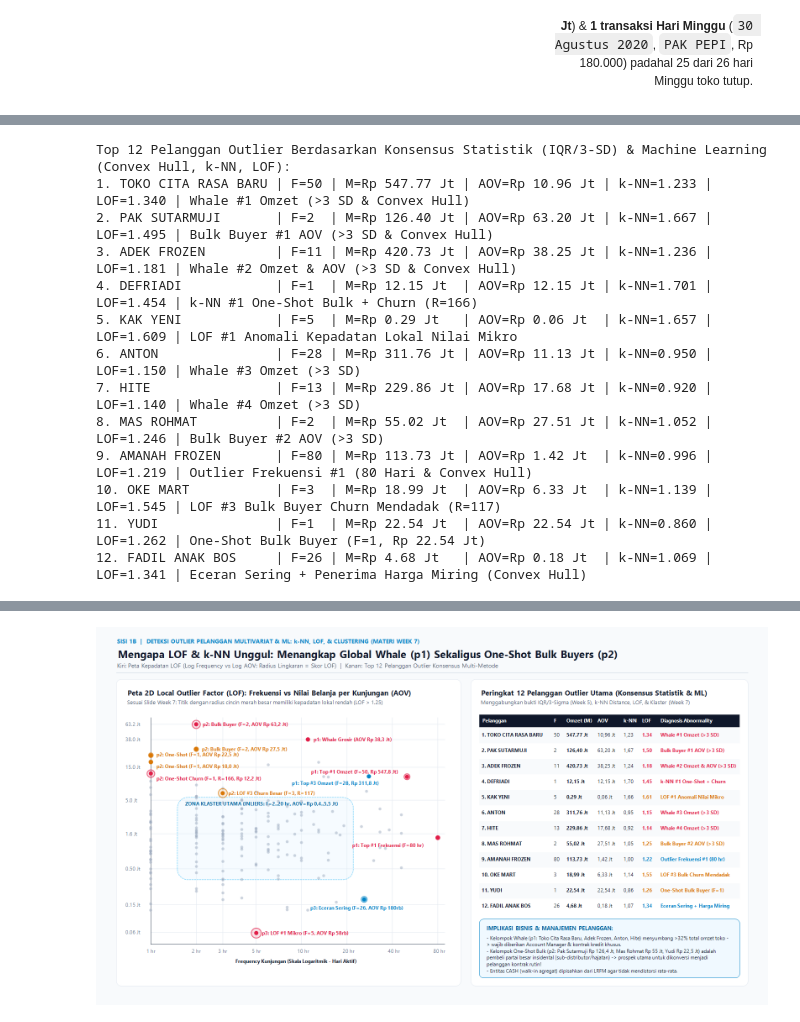
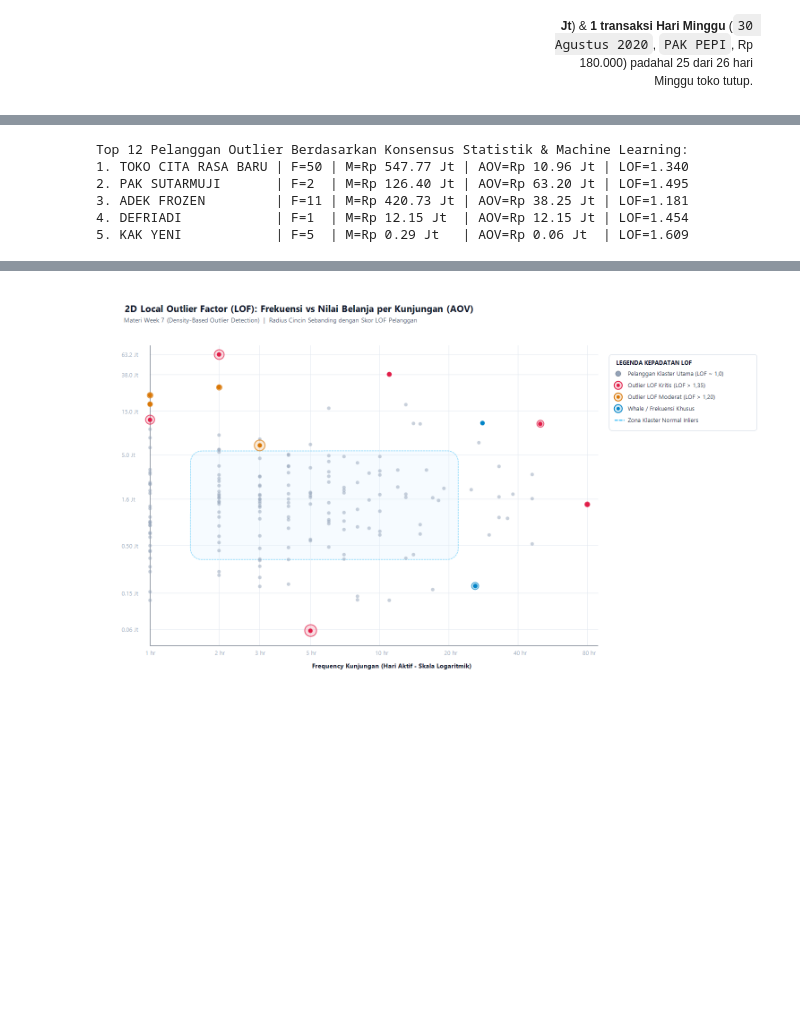
Before and after one commit to Terano24/ADD-adudu, a Jupyter notebook: notebook/06_tugas_outlier_detection_frozen_food.ipynb, the cells around one changed output, grey strips where cells are left out. Cells and saved outputs as stored; diff of their text form; code cells hidden in the pictures; blank space fills up the shorter version.

```diff
--- a/notebook/06_tugas_outlier_detection_frozen_food.ipynb
+++ b/notebook/06_tugas_outlier_detection_frozen_food.ipynb
@@ -164,52 +145,46 @@ scaler = StandardScaler()
 X_scaled = scaler.fit_transform(X_raw)
 
 # 1. Distance-Based: k-NN Average Distance (k = 5)
-nn = NearestNeighbors(n_neighbors=6) # termasuk dirinya sendiri
+nn = NearestNeighbors(n_neighbors=6)
 nn.fit(X_scaled)
 dists, _ = nn.kneighbors(X_scaled)
 cust['kNN_Dist'] = dists[:, 1:].mean(axis=1)
 
 # 2. Density-Based: Local Outlier Factor / LOF (k = 5)
 lof = LocalOutlierFactor(n_neighbors=5)
 lof.fit_predict(X_scaled)
 cust['LOF_Score'] = -lof.negative_outlier_factor_
 
 # 3. Convex Hull pada ruang 2D (Frequency vs Monetary)
 hull = ConvexHull(cust[['F', 'M']].values)
 cust['Is_ConvexHull'] = False
 cust.loc[hull.vertices, 'Is_ConvexHull'] = True
 
-# Menampilkan Top 12 Pelanggan Outlier Konsensus (Statistik + ML)
+# Menampilkan tabel top 12 outlier dan grafik raw LOF Density Map
 top_cust = cust.sort_values(by=['LOF_Score', 'M'], ascending=False).head(12)
-display(Image(filename='slide_assets/outlier_ppt/fig3_pelanggan_ml_lof_knn.png'))
+display(top_cust[['PELANGGAN', 'F', 'M', 'AOV', 'R', 'kNN_Dist', 'LOF_Score', 'Is_ConvexHull']])
+display(Image(filename='slide_assets/outlier_ppt/raw/raw_04_pelanggan_lof_density.png'))
 # %% [output]
-Top 12 Pelanggan Outlier Berdasarkan Konsensus Statistik (IQR/3-SD) & Machine Learning (Convex Hull, k-NN, LOF):
-1. TOKO CITA RASA BARU | F=50 | M=Rp 547.77 Jt | AOV=Rp 10.96 Jt | k-NN=1.233 | LOF=1.340 | Whale #1 Omzet (>3 SD & Convex Hull)
-2. PAK SUTARMUJI       | F=2  | M=Rp 126.40 Jt | AOV=Rp 63.20 Jt | k-NN=1.667 | LOF=1.495 | Bulk Buyer #1 AOV (>3 SD & Convex Hull)
-3. ADEK FROZEN         | F=11 | M=Rp 420.73 Jt | AOV=Rp 38.25 Jt | k-NN=1.236 | LOF=1.181 | Whale #2 Omzet & AOV (>3 SD & Convex Hull)
-4. DEFRIADI            | F=1  | M=Rp 12.15 Jt  | AOV=Rp 12.15 Jt | k-NN=1.701 | LOF=1.454 | k-NN #1 One-Shot Bulk + Churn (R=166)
-5. KAK YENI            | F=5  | M=Rp 0.29 Jt   | AOV=Rp 0.06 Jt  | k-NN=1.657 | LOF=1.609 | LOF #1 Anomali Kepadatan Lokal Nilai Mikro
-6. ANTON               | F=28 | M=Rp 311.76 Jt | AOV=Rp 11.13 Jt | k-NN=0.950 | LOF=1.150 | Whale #3 Omzet (>3 SD)
-7. HITE                | F=13 | M=Rp 229.86 Jt | AOV=Rp 17.68 Jt | k-NN=0.920 | LOF=1.140 | Whale #4 Omzet (>3 SD)
-8. MAS ROHMAT          | F=2  | M=Rp 55.02 Jt  | AOV=Rp 27.51 Jt | k-NN=1.052 | LOF=1.246 | Bulk Buyer #2 AOV (>3 SD)
-9. AMANAH FROZEN       | F=80 | M=Rp 113.73 Jt | AOV=Rp 1.42 Jt  | k-NN=0.996 | LOF=1.219 | Outlier Frekuensi #1 (80 Hari & Convex Hull)
-10. OKE MART           | F=3  | M=Rp 18.99 Jt  | AOV=Rp 6.33 Jt  | k-NN=1.139 | LOF=1.545 | LOF #3 Bulk Buyer Churn Mendadak (R=117)
-11. YUDI               | F=1  | M=Rp 22.54 Jt  | AOV=Rp 22.54 Jt | k-NN=0.860 | LOF=1.262 | One-Shot Bulk Buyer (F=1, Rp 22.54 Jt)
-12. FADIL ANAK BOS     | F=26 | M=Rp 4.68 Jt   | AOV=Rp 0.18 Jt  | k-NN=1.069 | LOF=1.341 | Eceran Sering + Penerima Harga Miring (Convex Hull)
+Top 12 Pelanggan Outlier Berdasarkan Konsensus Statistik & Machine Learning:
+1. TOKO CITA RASA BARU | F=50 | M=Rp 547.77 Jt | AOV=Rp 10.96 Jt | LOF=1.340
+2. PAK SUTARMUJI       | F=2  | M=Rp 126.40 Jt | AOV=Rp 63.20 Jt | LOF=1.495
+3. ADEK FROZEN         | F=11 | M=Rp 420.73 Jt | AOV=Rp 38.25 Jt | LOF=1.181
+4. DEFRIADI            | F=1  | M=Rp 12.15 Jt  | AOV=Rp 12.15 Jt | LOF=1.454
+5. KAK YENI            | F=5  | M=Rp 0.29 Jt   | AOV=Rp 0.06 Jt  | LOF=1.609
 | No | Nama Pelanggan | L (Hari) | R (Hari) | F (Hari) | Monetary (Rp) | AOV = M/F (Rp) | k-NN Dist | LOF Score | ... |
 | 1 | TOKO CITA RASA BARU | 173 | 2 | 50 | 547,770,564 | 10,955,411 | 1.233 | 1.340 | ... |
 | 2 | PAK SUTARMUJI | 10 | 48 | 2 | 126,400,000 | 63,200,000 | 1.667 | 1.495 | ... |
 | 3 | ADEK FROZEN | 97 | 10 | 11 | 420,733,900 | 38,248,536 | 1.236 | 1.181 | ... |
 | 4 | DEFRIADI | 0 | 166 | 1 | 12,150,000 | 12,150,000 | 1.701 | 1.454 | ... |
 | 5 | KAK YENI | 40 | 136 | 5 | 290,000 | 58,000 | 1.657 | 1.609 | ... |
 | 6 | ANTON | 173 | 0 | 28 | 311,763,500 | 11,134,411 | 0.950 | 1.150 | ... |
 | 7 | HITE | 87 | 36 | 13 | 229,858,600 | 17,681,431 | 0.920 | 1.140 | ... |
 | 8 | MAS ROHMAT | 38 | 20 | 2 | 55,020,000 | 27,510,000 | 1.052 | 1.246 | ... |
 | 9 | AMANAH FROZEN | 175 | 2 | 80 | 113,727,250 | 1,421,591 | 0.996 | 1.219 | ... |
 | 10 | OKE MART | 22 | 117 | 3 | 18,988,000 | 6,329,333 | 1.139 | 1.545 | ... |
 | 11 | YUDI | 0 | 31 | 1 | 22,540,000 | 22,540,000 | 0.860 | 1.262 | ... |
 | 12 | FADIL ANAK BOS | 170 | 6 | 26 | 4,681,500 | 180,058 | 1.069 | 1.341 | ... |
-[figure, old version]
+[figure, new version]
 # %% [markdown]
 ---
 ## Sisi 2: Menemukan Harga Barang yang Outlier (*Terlalu Murah atau Terlalu Mahal Bila Dilihat dari $X$*)
```
Also changed, not shown: parts of 12 cells of this notebook, 23 other files.
